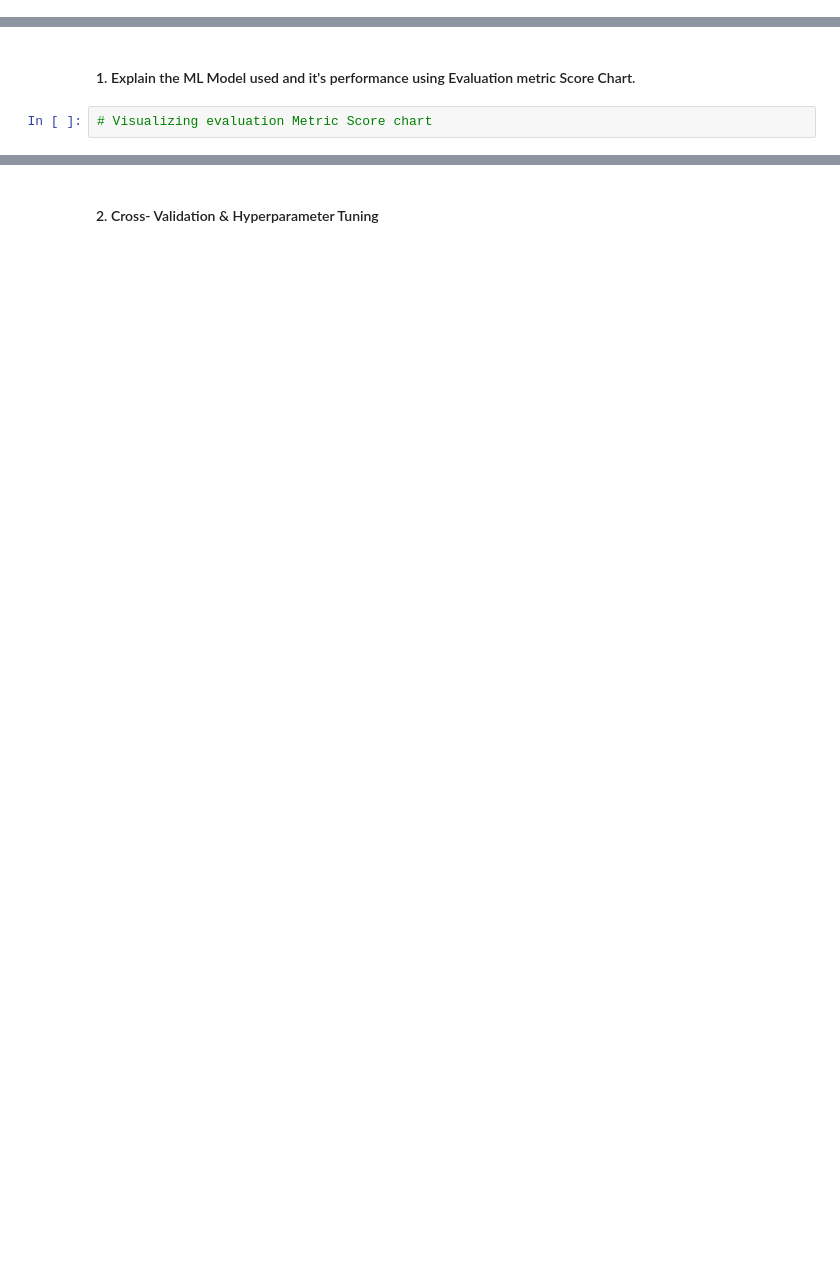
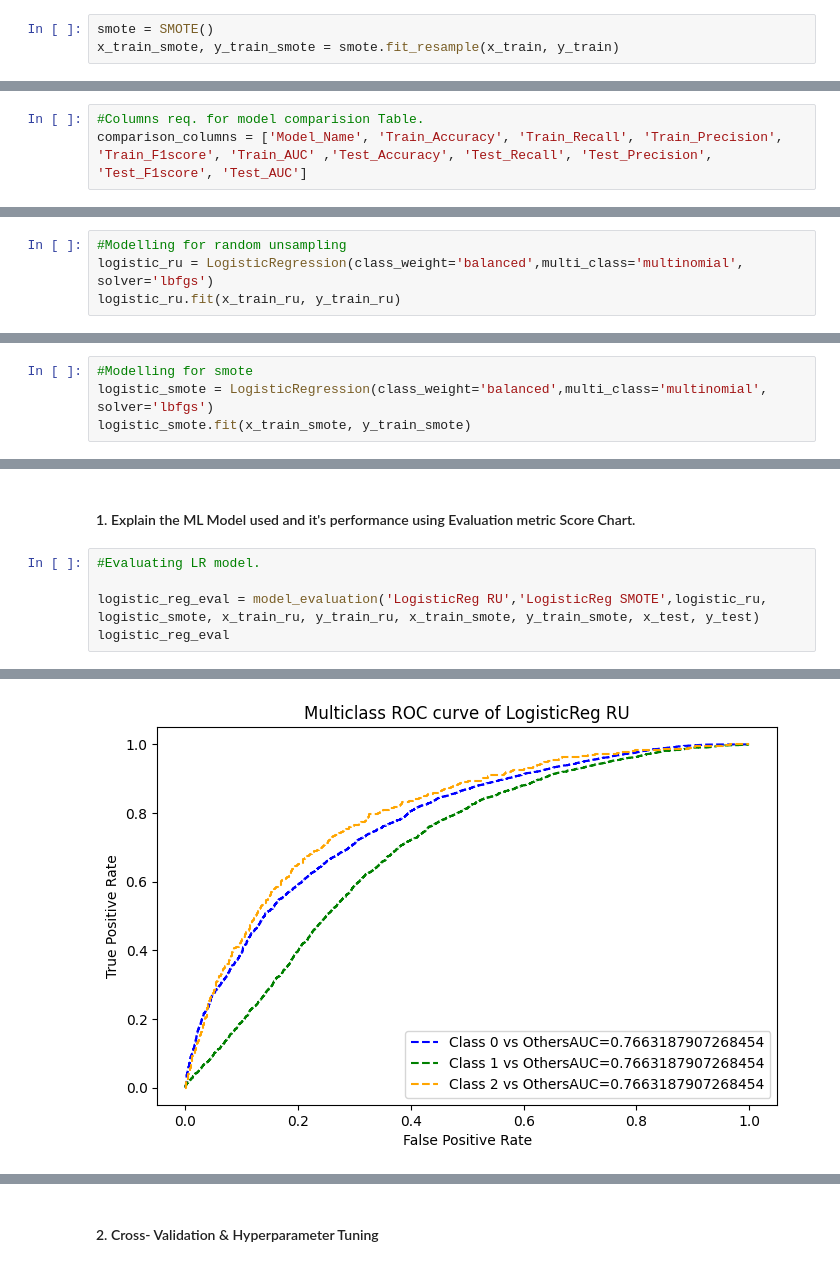
Before and after one commit to akashkivani/almabetter-Email-Campaign-Effectiveness-Prediction-Project, a Jupyter notebook: ML_Classification_Submission.ipynb, the cells around one changed output, grey strips where cells are left out. Saved outputs shown, nothing was run; the diff lists cells and outputs as text; blank space fills up the shorter version.

```diff
--- a/ML_Classification_Submission.ipynb
+++ b/ML_Classification_Submission.ipynb
@@ -813,0 +814,3 @@ Answer Here.
+# %%
+smote = SMOTE()
+x_train_smote, y_train_smote = smote.fit_resample(x_train, y_train)
@@ -819,0 +845,3 @@ Answer Here.
+# %%
+#Columns req. for model comparision Table.
+comparison_columns = ['Model_Name', 'Train_Accuracy', 'Train_Recall', 'Train_Precision', 'Train_F1score', 'Train_AUC' ,'Test_Accuracy', 'Test_Recall', 'Test_Precision', 'Test_F1score', 'Test_AUC']
@@ -827,0 +988,4 @@ Answer Here.
+# %%
+#Modelling for random unsampling
+logistic_ru = LogisticRegression(class_weight='balanced',multi_class='multinomial', solver='lbfgs')
+logistic_ru.fit(x_train_ru, y_train_ru)
@@ -827,0 +994,4 @@ Answer Here.
+# %%
+#Modelling for smote
+logistic_smote = LogisticRegression(class_weight='balanced',multi_class='multinomial', solver='lbfgs')
+logistic_smote.fit(x_train_smote, y_train_smote)
@@ -828,4 +1007,8 @@ Answer Here.
 # %% [markdown]
 #### 1. Explain the ML Model used and it's performance using Evaluation metric Score Chart.
-# %%
-# Visualizing evaluation Metric Score chart
+# %%
+#Evaluating LR model.
+
+logistic_reg_eval = model_evaluation('LogisticReg RU','LogisticReg SMOTE',logistic_ru, logistic_smote, x_train_ru, y_train_ru, x_train_smote, y_train_smote, x_test, y_test)
+logistic_reg_eval
+# %% [output]
@@ -831,0 +1032 @@ Answer Here.
+[figure, added]
```
Also changed, not shown: parts of 97 cells of this notebook.
